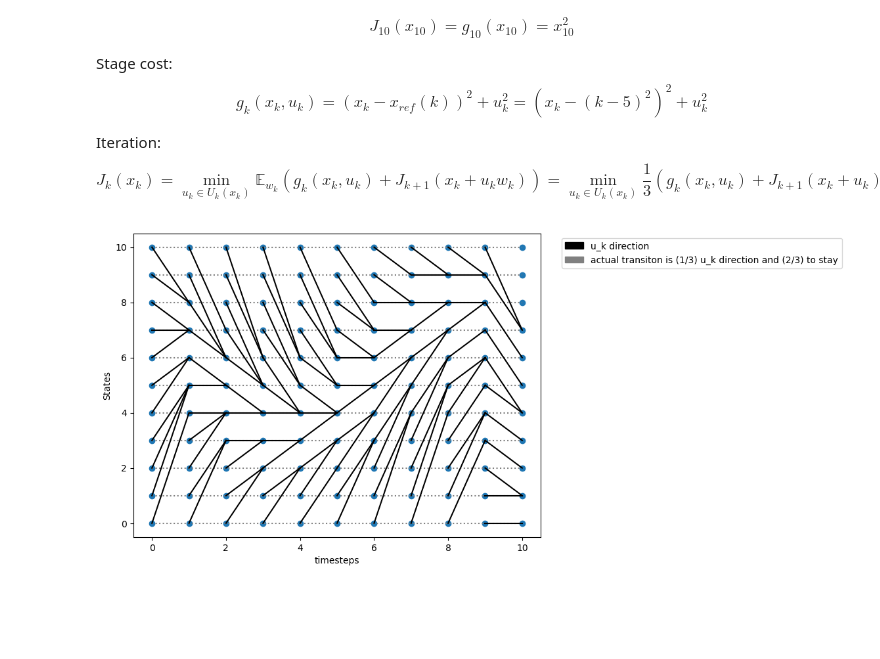
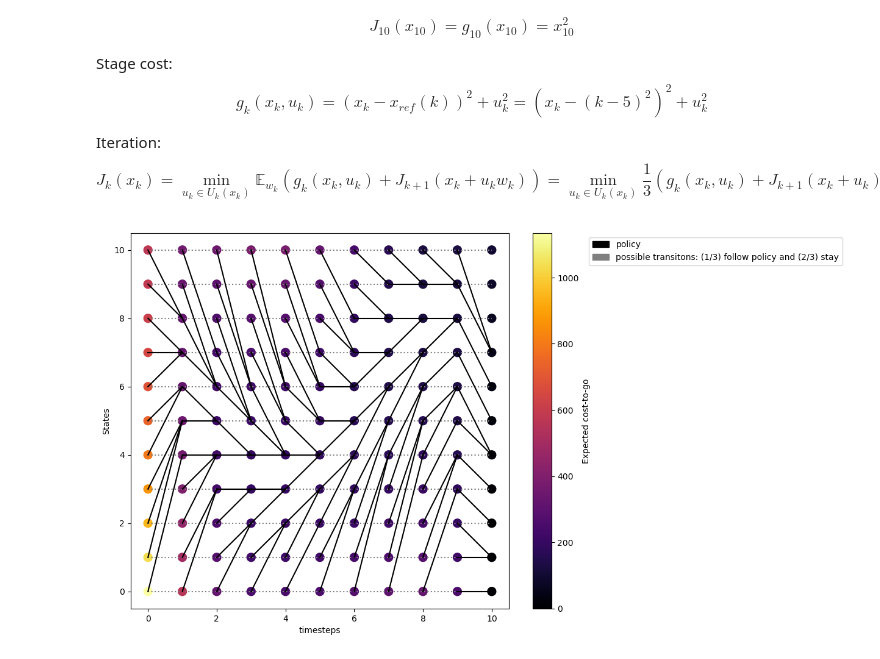
Before and after one commit to nicop111/dpoc, a Jupyter notebook: PS1_DPA/PS1_ex09.ipynb, the cells around one changed output. Drawn from its saved outputs; the diff is of its cells as text; code cells hidden in the pictures; blank space fills up the shorter version.

```diff
--- a/PS1_DPA/PS1_ex09.ipynb
+++ b/PS1_DPA/PS1_ex09.ipynb
@@ -55,36 +55,38 @@ for k in reversed(T):
 # %%
 # Create a grid of points
 X, Y = np.meshgrid(time_steps, pos_states)
-plt.figure(figsize=(8, 6))
-plt.scatter(X, Y)
+values = cost_to_go[Y, X]
+plt.figure(figsize=(10, 8))
+plt.scatter(X.flatten(), Y.flatten(), c=values.flatten(), cmap='inferno', s=100)
 
 # Plot possible transitions
 for x_k in pos_states:
     plt.plot([time_steps[0], time_steps[-1]], [x_k, x_k], color='grey', linestyle=':')
 
 # Plot policy
 for k in T:
     for x_k in pos_states:
         A = (k, x_k)
         B = (k+1, policy[x_k, k]+x_k)
         plt.plot([A[0], B[0]], [A[1], B[1]], color='black')
 
 
 plt.xlim(time_steps[0]-.5, time_steps[-1]+.5)  # Setting limits for x-axis
 plt.ylim(pos_states[0]-.5, pos_states[-1]+.5)  # Setting limits for y-axis
 plt.xlabel("timesteps")
 plt.ylabel("States")
 x_u_k_patch = mpatches.Patch(
-    color="black", label="u_k direction"
+    color="black", label="policy"
 )
 x_transition_patch = mpatches.Patch(
-    color="grey", label="actual transiton is (1/3) u_k direction and (2/3) to stay"
+    color="grey", label="possible transitons: (1/3) follow policy and (2/3) stay"
 )
 plt.legend(
     handles=[x_u_k_patch, x_transition_patch],
     loc="upper left",
-    bbox_to_anchor=(1.04, 1),
+    bbox_to_anchor=(1.2, 1),
 )
+plt.colorbar(label='Expected cost-to-go')
 plt.show()
 # %% [output]
-[figure, old version]
+[figure, new version]
```
